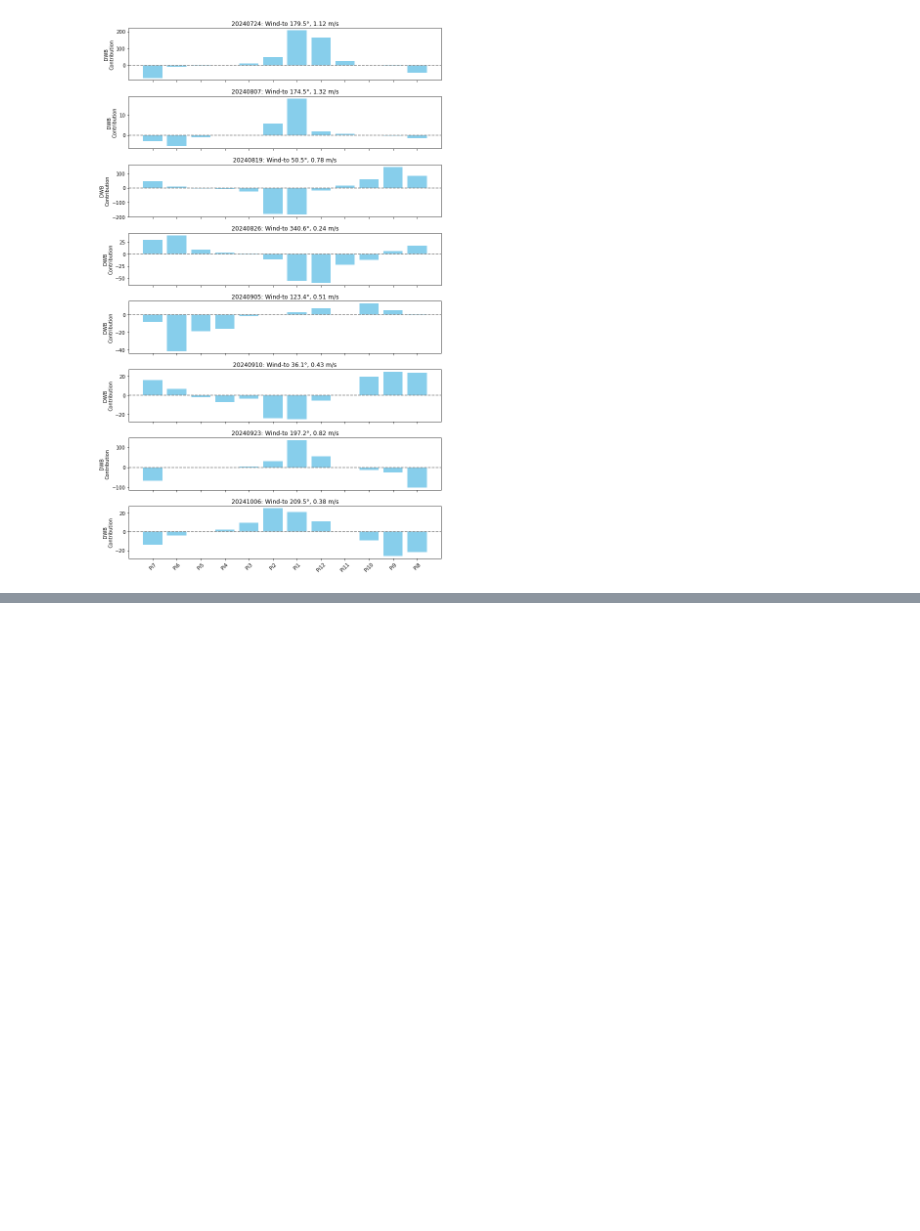
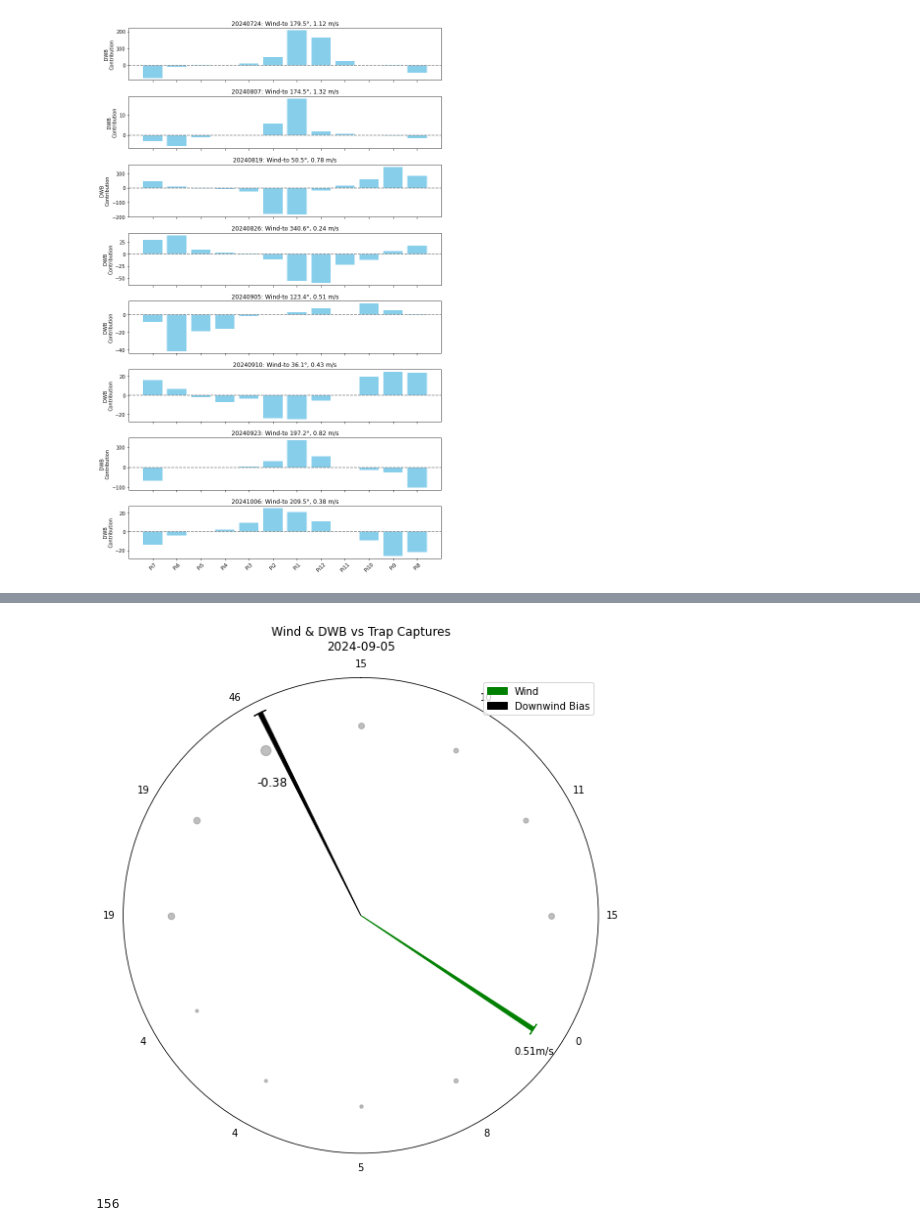
Before and after one commit to symmetricK/fly_research_project, a Jupyter notebook: new_field_release_analysis.ipynb, the cells around one changed output, grey strips where cells are left out. Saved outputs shown, nothing was run; the diff lists cells and outputs as text; code cells hidden in the pictures; blank space fills up the shorter version.

```diff
--- a/new_field_release_analysis.ipynb
+++ b/new_field_release_analysis.ipynb
@@ -3644,0 +3968,61 @@ plt.show()
+# %%
+wind_df["datetime_utc"] = pd.to_datetime(wind_df["timestamp"], unit="s")
+wind_df["datetime_pdt"] = wind_df["datetime_utc"] - pd.Timedelta(hours=7)
+
+window_df = wind_df[(wind_df["datetime_pdt"] >= release_time) &
+                    (wind_df["datetime_pdt"] <= release_time + datetime.timedelta(minutes=3))]
+
+# Wind-to direction
+theta_rad = np.deg2rad(window_df["direction"])
+wind_from_rad = np.arctan2(np.mean(np.sin(theta_rad)), np.mean(np.cos(theta_rad)))
+wind_to_deg = (np.rad2deg(wind_from_rad) + 180) % 360
+
+wind_spd=field_params['initial_3mins_wind_speed(m/s)'][date]
+
+# Plot
+plt.figure(figsize=(8, 8))
+ax = plt.subplot(111, polar=True)
+
+for trap, angle in TRAP_DEGREES.items():
+    key = trap.lower().replace("pi", "trap")
+    total = trap_totals.get(key, {}).get("total", 0)
+    ax.plot(np.deg2rad(angle), rmax*.8, 'o', color='gray', markersize=np.sqrt(total) * 1.5, alpha=0.5)
+
+# Wind-to vector
+ax.arrow(np.deg2rad(wind_to_deg), 0, 0, total_flies*.4, color='g', width=0.02, label='Wind')
+ax.text(np.deg2rad(wind_to_deg)+.15,total_flies*.4,str(np.round(wind_spd,2))+'m/s')
+
+# NWB vector
+net_r = np.sqrt(net_x**2 + net_y**2)
+net_theta = np.arctan2(net_y, net_x)
+ax.arrow(net_theta, 0, 0, net_r, color='k', width=0.02, label='Downwind Bias')
+ax.text(net_theta-.15, total_flies * 0.3, np.round(true_nwb,2), color='k', fontsize=12, ha='center', va='bottom')
+
+
+# Trap labels = total captures
+angle_ticks = sorted(TRAP_DEGREES.values())
+angle_labels = []
+for angle in angle_ticks:
+    trap = [k for k, v in TRAP_DEGREES.items() if v == angle][0]
+    key = trap.lower().replace("pi", "trap")
+    total = trap_totals.get(key, {}).get("total", 0)
+    angle_labels.append(str(total))
+
+ax.set_xticks(np.deg2rad(angle_ticks))
+ax.set_xticklabels(angle_labels)
+ax.set_yticks([])
+ax.grid(False)
+ax.set_theta_zero_location('N')
+ax.set_theta_direction(-1)
+ax.set_title("Wind & DWB vs Trap Captures\n2024-09-05", va='bottom')
+plt.legend(loc='upper right')
+plt.tight_layout()
+
+plt.savefig(out_path+'wind_and_DWB_20240905.svg', transparent=True, dpi=300)
+plt.savefig(out_path+'wind_and_DWB_20240905.pdf', transparent=True, dpi=300)
+# %% [output]
+[figure, added]
+# %%
+field_params["collections"][date]["all"]["total"]
+# %% [output]
+156
```
Also changed, not shown: parts of 3 cells of this notebook.
